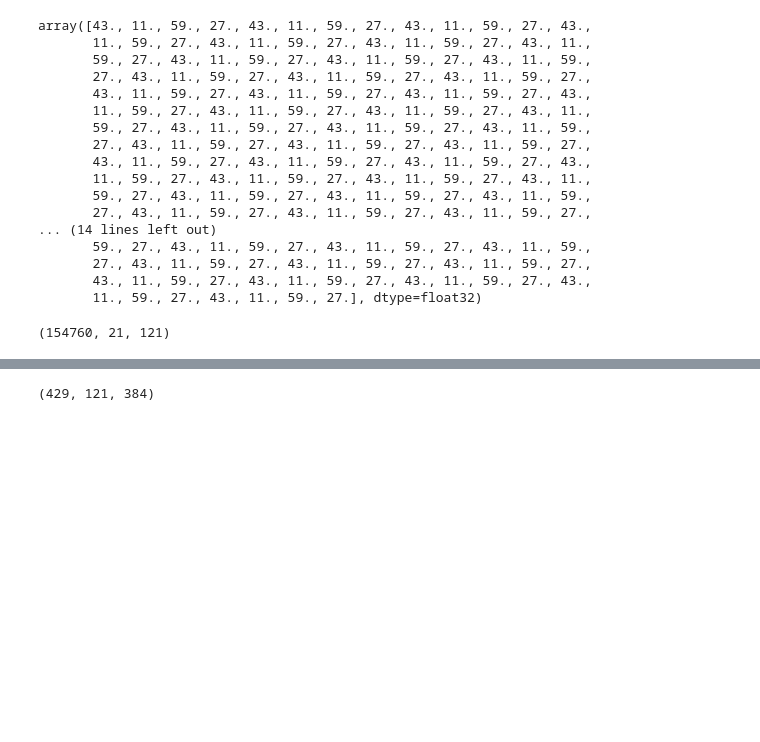
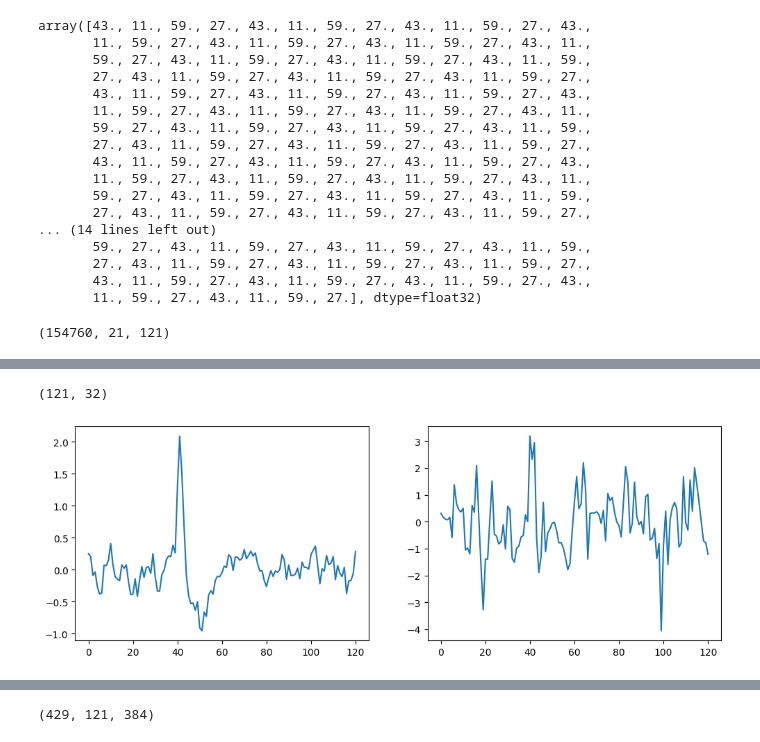
Before and after one commit to N0AHt/waveform_embeddings, a Jupyter notebook: notebooks/dataset_exploration_ceedibl.ipynb, the cells around one changed output, grey strips where cells are left out. Saved outputs shown, nothing was run; the diff lists cells and outputs as text; code cells hidden in the pictures; blank space fills up the shorter version.

```diff
--- a/notebooks/dataset_exploration_ceedibl.ipynb
+++ b/notebooks/dataset_exploration_ceedibl.ipynb
@@ -85,0 +95,11 @@ plt.show()
+# %%
+fig, axs = plt.subplots(1,2, figsize=(12,4))
+spikes_ = spikes[labels==4,8,:].T #why transpose??
+print(spikes_.shape)
+axs[0].plot(np.mean(spikes_,1))
+
+axs[1].plot(spikes_[:,1])
+plt.show()
+# %% [output]
+(121, 32)
+[figure, added]
```
Also changed, not shown: parts of 14 cells of this notebook.
